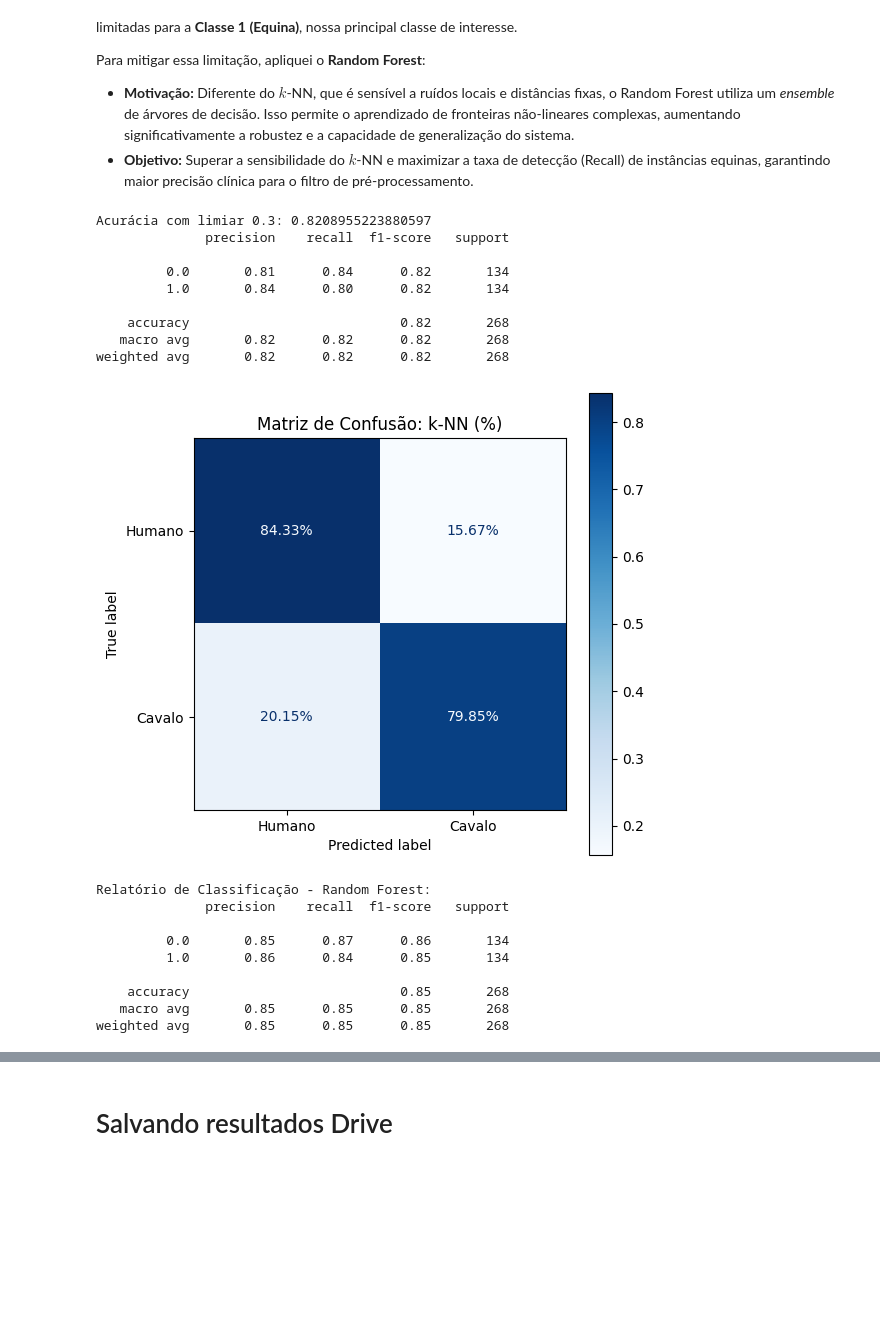
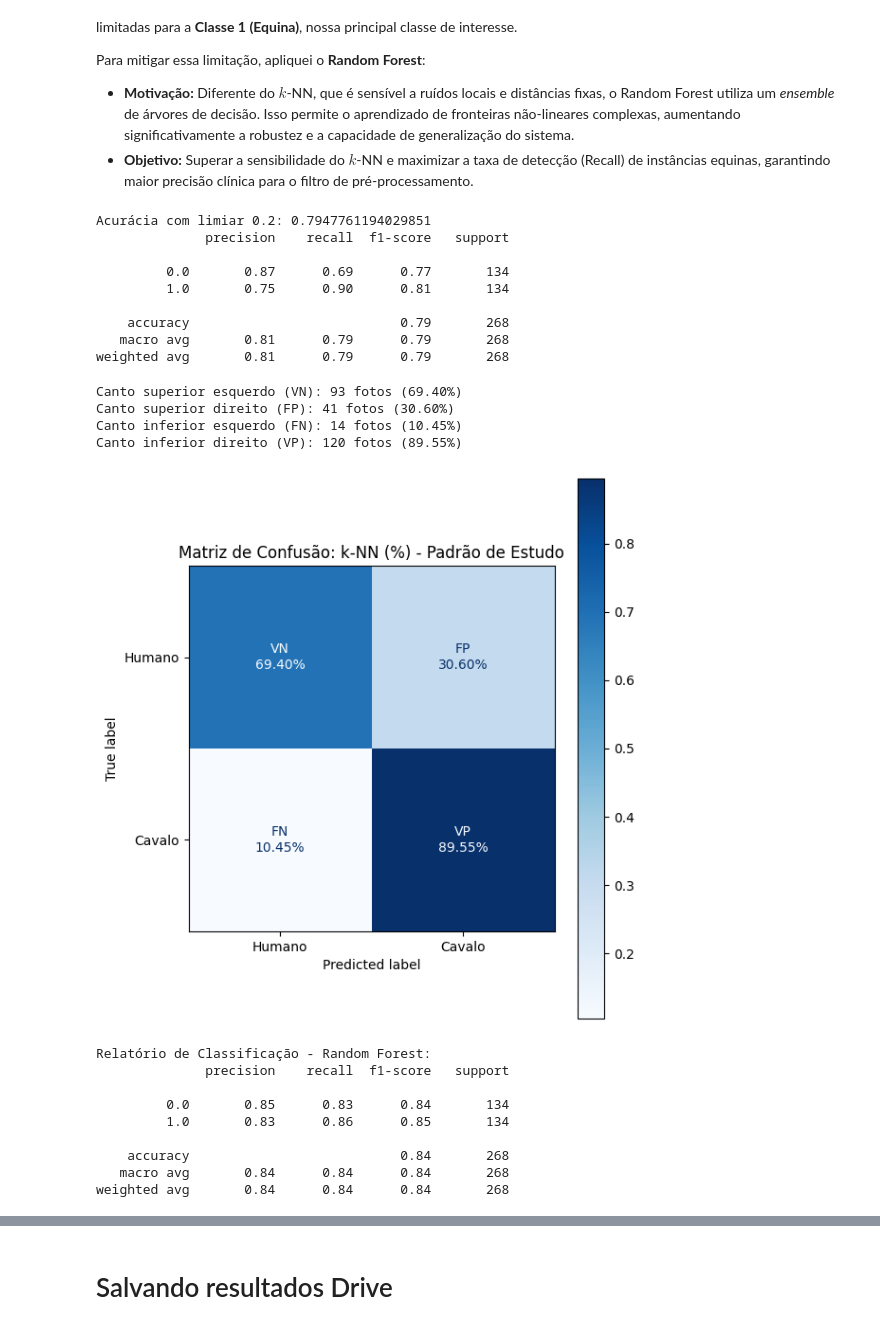
Before and after one commit to vitoriaferreirap/DeepLearning, a Jupyter notebook: MachineLearning/SistemasInteligentes/SistemasInteligentes_ClassificadorCavalos.ipynb, the cells around one changed output, grey strips where cells are left out. Cells and saved outputs as stored; diff of their text form; code cells hidden in the pictures; blank space fills up the shorter version.

Commit message:
feat: corrigindo nomes e ordem de saida de valos matriz de confusão. Mais testes feitos, v8 e v9.

```diff
--- a/MachineLearning/SistemasInteligentes/SistemasInteligentes_ClassificadorCavalos.ipynb
+++ b/MachineLearning/SistemasInteligentes/SistemasInteligentes_ClassificadorCavalos.ipynb
@@ -744,7 +744,7 @@ from sklearn.metrics import classification_report, accuracy_score
 
 # Definição do Modelo
 # 'n_neighbors=x' parâmetro define a quantidade de "vizinhos" que o algoritmo consultará para tomar uma decisão.
-knn = KNeighborsClassifier(n_neighbors=9, metric='manhattan', weights='distance')
+knn = KNeighborsClassifier(n_neighbors=9, metric='manhattan')
 
 # Treino (O 'fit' mapeia os dados no espaço vetorial)
 knn.fit(X_train, y_train)
@@ -754,50 +754,92 @@ knn.fit(X_train, y_train)
 y_probs = knn.predict_proba(X_test)
 
 # Agora o y_probs existe, e podemos aplicar o limiar
-limiar = 0.3
+limiar = 0.2
 y_pred_ajustado = (y_probs[:, 1] >= limiar).astype(int)
 
 # Avaliação
-print("Acurácia com limiar 0.3:", accuracy_score(y_test, y_pred_ajustado))
+print("Acurácia com limiar 0.2:", accuracy_score(y_test, y_pred_ajustado))
 print(classification_report(y_test, y_pred_ajustado))
 # %% [output]
-Acurácia com limiar 0.3: 0.8208955223880597
+Acurácia com limiar 0.2: 0.7947761194029851
               precision    recall  f1-score   support
 
-         0.0       0.81      0.84      0.82       134
-         1.0       0.84      0.80      0.82       134
+         0.0       0.87      0.69      0.77       134
+         1.0       0.75      0.90      0.81       134
 
-    accuracy                           0.82       268
-   macro avg       0.82      0.82      0.82       268
-weighted avg       0.82      0.82      0.82       268
+    accuracy                           0.79       268
+   macro avg       0.81      0.79      0.79       268
+weighted avg       0.81      0.79      0.79       268
 # %%
 from sklearn.metrics import confusion_matrix, ConfusionMatrixDisplay
 import matplotlib.pyplot as plt
 import numpy as np
+
+# Matriz bruta (contagem de fotos)
+cm_bruta = confusion_matrix(y_test.astype(int), y_pred_ajustado.astype(int))
+
+# Calcula os totais de cada linha para saber o divisor
+total_humano = cm_bruta[0, 0] + cm_bruta[0, 1]
+total_cavalo = cm_bruta[1, 0] + cm_bruta[1, 1]
+
+# Porcentagem por posição
+print(f"Canto superior esquerdo (VN): {cm_bruta[0,0]} fotos ({ (cm_bruta[0,0]/total_humano)*100 :.2f}%)")
+print(f"Canto superior direito (FP): {cm_bruta[0,1]} fotos ({ (cm_bruta[0,1]/total_humano)*100 :.2f}%)")
+print(f"Canto inferior esquerdo (FN): {cm_bruta[1,0]} fotos ({ (cm_bruta[1,0]/total_cavalo)*100 :.2f}%)")
+print(f"Canto inferior direito (VP): {cm_bruta[1,1]} fotos ({ (cm_bruta[1,1]/total_cavalo)*100 :.2f}%)")
+
 # MATRIZ DE CONFUSÃO: k-NN (Porcentagem)
+# matriz está baseada especificamente no Recall (ou Sensibilidade/Taxa de Verdadeiros Positivos)
 # normalize='true' para obter as taxas (Recall)
 cm_knn_percent = confusion_matrix(y_test.astype(int), y_pred_ajustado.astype(int), normalize='true')
 
+# organização padrão da biblioteca que você usa (Scikit-Learn)
+# [0,0] = Cavalo/Cavalo (VN)
+# [0,1] = Cavalo/Humano (FP)
+# [1,0] = Humano/Cavalo (FN)
+# [1,1] = Humano/Humano (VP)
+labels = [['VN', 'FP'],
+          ['FN', 'VP']]
+
 fig, ax = plt.subplots(figsize=(6, 6))
+
 # onfusionMatrixDisplay para manter o padrão visual do Random Forest
 disp = ConfusionMatrixDisplay(confusion_matrix=cm_knn_percent, display_labels=['Humano', 'Cavalo'])
-
 # O parâmetro values_format='.2%' converte os decimais (ex: 0.85) para porcentagem (ex: 85.00%)
 disp.plot(cmap=plt.cm.Blues, ax=ax, values_format='.2%')
 
-plt.title("Matriz de Confusão: k-NN (%)")
+# Loop para aplicar os nomes técnicos nos locais corretos conforme sua aula
+for i in range(2):
+    for j in range(2):
+        current_text = disp.text_[i, j].get_text()
+        disp.text_[i, j].set_text(f"{labels[i][j]}\n{current_text}")
+
+plt.title("Matriz de Confusão: k-NN (%) - Padrão de Estudo")
+plt.tight_layout()
 plt.show()
 # %% [output]
+Canto superior esquerdo (VN): 93 fotos (69.40%)
+Canto superior direito (FP): 41 fotos (30.60%)
+Canto inferior esquerdo (FN): 14 fotos (10.45%)
+Canto inferior direito (VP): 120 fotos (89.55%)
-[figure, old version]
+[figure, new version]
 # %%
 # RANDOM FOREST
 from sklearn.ensemble import RandomForestClassifier
 from sklearn.metrics import classification_report, accuracy_score
-
+# VERSAO 8
 # Inicialização do modelo Random Forest
 # n_estimators=100: cria 100 árvores de decisão para votação (mais robusto que 1 árvore)
 # random_state=42: garante que o resultado seja reprodutível em cada execução
-rf_model = RandomForestClassifier(n_estimators=100, random_state=42)
+# rf_model = RandomForestClassifier(n_estimators=100, random_state=42)
+
+# VERSAO 9
+rf_model = RandomForestClassifier(
+    n_estimators=200,      # Aumenta a diversidade das árvores
+    max_depth=10,          # Limita a profundidade para evitar overfitting
+    min_samples_split=5,   # Força o modelo a ser mais robusto
+    random_state=42
+)
 
 # Treinamento com os mesmos dados do KNN
 rf_model.fit(X_train, y_train)
@@ -812,11 +854,11 @@ print(classification_report(y_test, y_pred_rf))
 Relatório de Classificação - Random Forest:
               precision    recall  f1-score   support
 
-         0.0       0.85      0.87      0.86       134
-         1.0       0.86      0.84      0.85       134
+         0.0       0.85      0.83      0.84       134
+         1.0       0.83      0.86      0.85       134
 
-    accuracy                           0.85       268
-   macro avg       0.85      0.85      0.85       268
-weighted avg       0.85      0.85      0.85       268
+    accuracy                           0.84       268
+   macro avg       0.84      0.84      0.84       268
+weighted avg       0.84      0.84      0.84       268
 # %%
 # MATRIZ DE CONFUSÃO Random Florest
```
Also changed, not shown: parts of 4 cells of this notebook.
